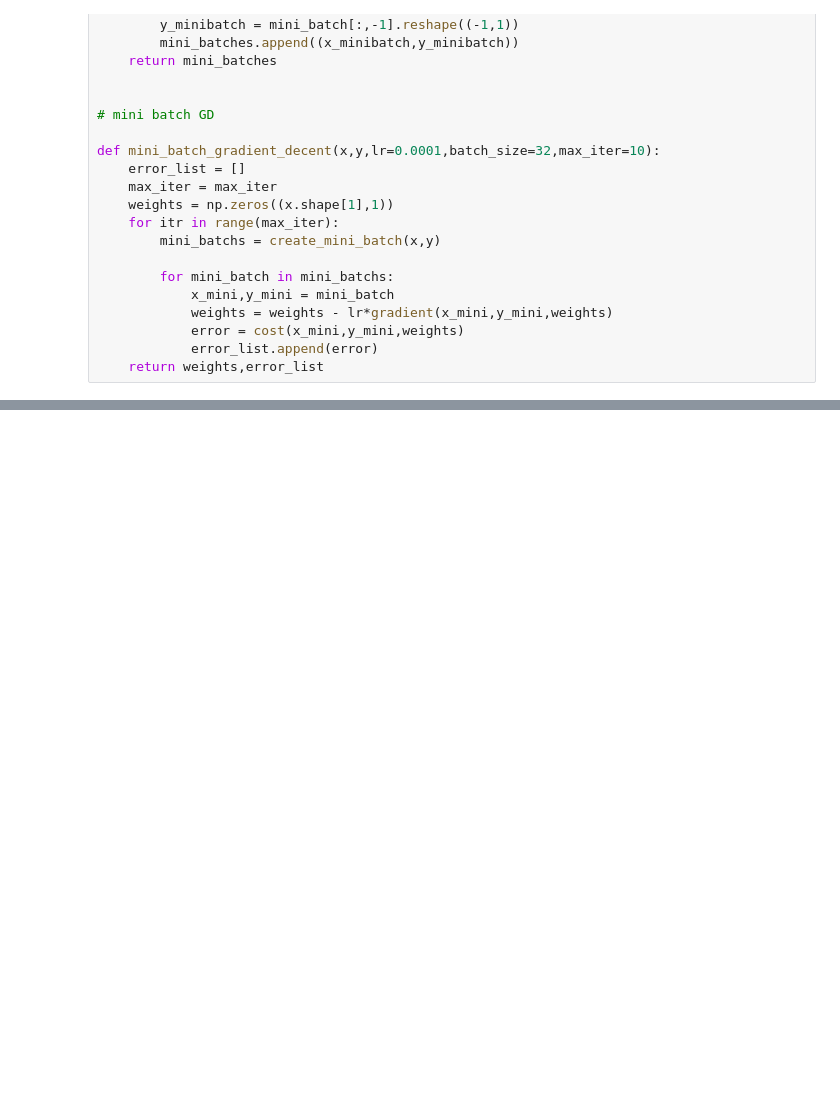
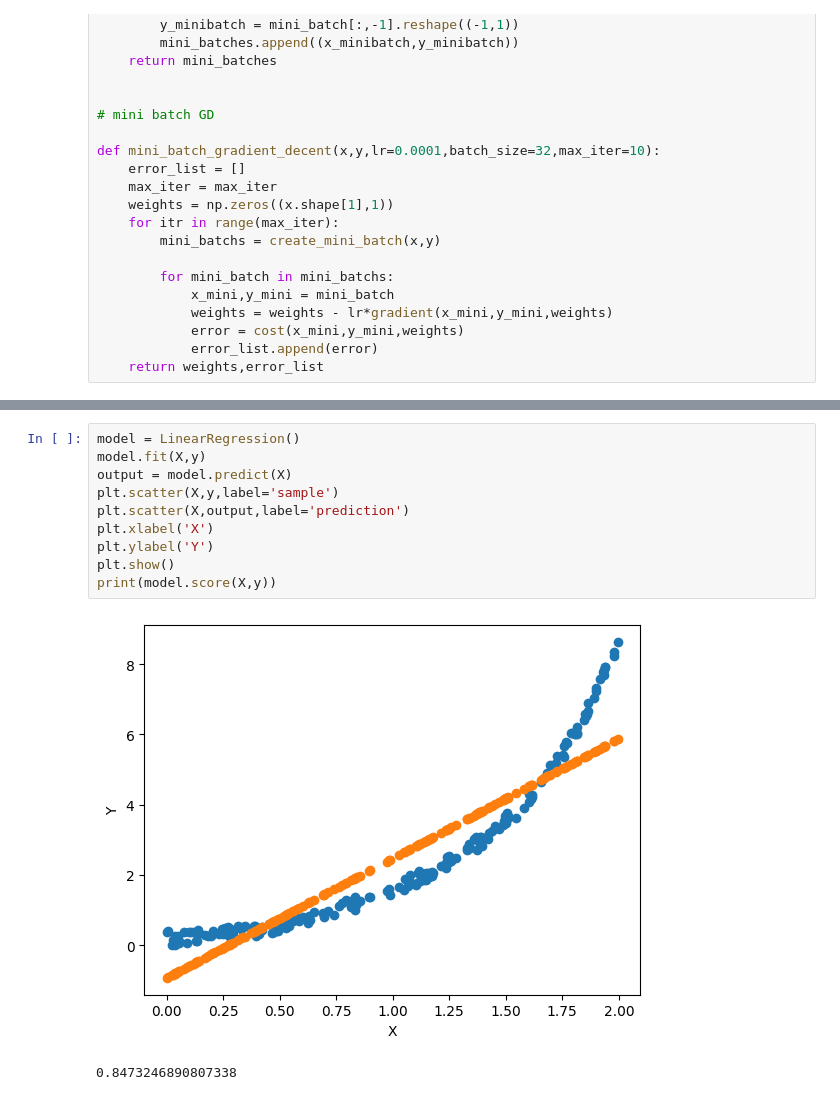
Before and after one commit to GauravDaharia20/Scaler-Projects, a Jupyter notebook: Machine Learning/Stochastic-&-Mini-Batch-Gradient-Descent-Polynomal-Regression.ipynb, the cells around one changed output, grey strips where cells are left out. Cells and saved outputs as stored; diff of their text form; blank space fills up the shorter version.

```diff
--- a/Machine Learning/Stochastic-&-Mini-Batch-Gradient-Descent-Polynomal-Regression.ipynb
+++ b/Machine Learning/Stochastic-&-Mini-Batch-Gradient-Descent-Polynomal-Regression.ipynb
@@ -117,0 +136,13 @@ w_1 =  [[1.04152637]]
+# %%
+model = LinearRegression()
+model.fit(X,y)
+output = model.predict(X)
+plt.scatter(X,y,label='sample')
+plt.scatter(X,output,label='prediction')
+plt.xlabel('X')
+plt.ylabel('Y')
+plt.show()
+print(model.score(X,y))
+# %% [output]
+[figure, added]
+0.8473246890807338
```
Also changed, not shown: parts of 13 cells of this notebook, 2 other files.
